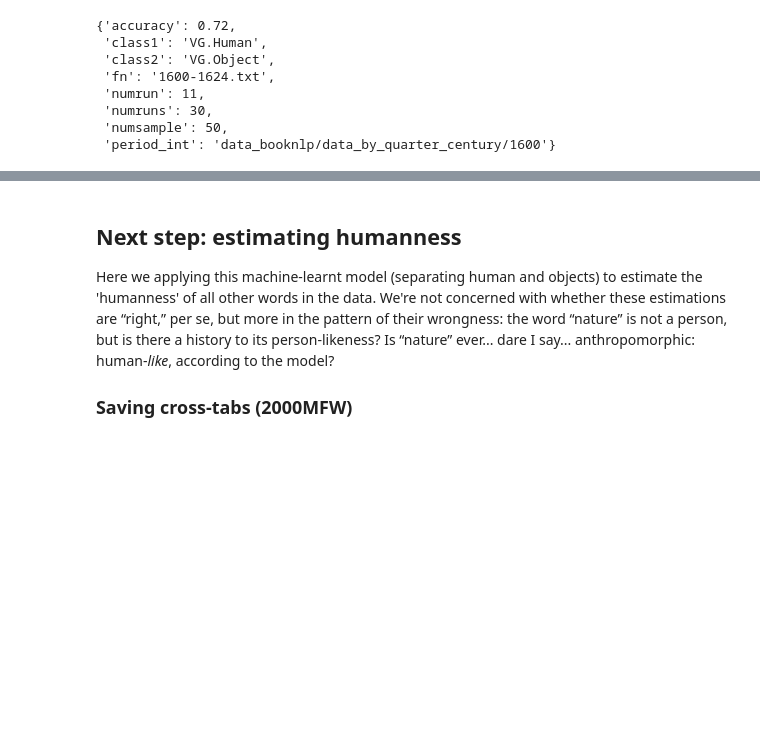
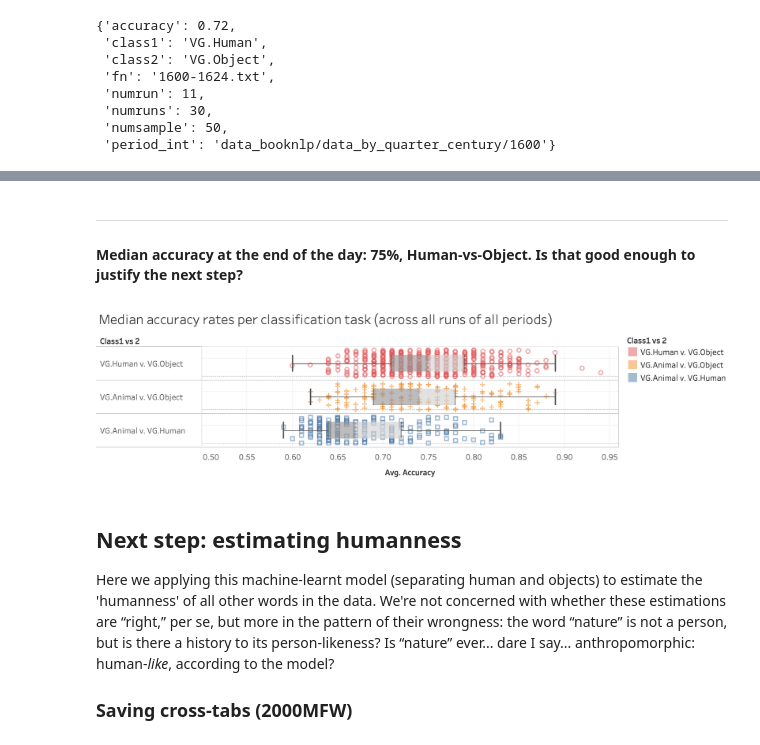
Before and after one commit to quadrismegistus/personhood, a Jupyter notebook: GrammarOfPersonhood.ipynb, the cells around one changed output, grey strips where cells are left out. Drawn from its saved outputs; the diff is of its cells as text; code cells hidden in the pictures; blank space fills up the shorter version.

```diff
--- a/GrammarOfPersonhood.ipynb
+++ b/GrammarOfPersonhood.ipynb
@@ -404,3 +420,11 @@ def classify_all(idir='data_booknlp/data_by_quarter_century',
+# %% [markdown]
+----
+
+#### Median accuracy at the end of the day: **75%**, Human-vs-Object. Is that good enough to justify the next step?
+# %%
+show('images/Median accuracy rates per classification task (across all runs of all periods).png',width=800)
+# %% [output]
+[figure, added]
 # %% [markdown]
 ## Next step: estimating humanness
 
```
Also changed, not shown: parts of 16 cells of this notebook.
